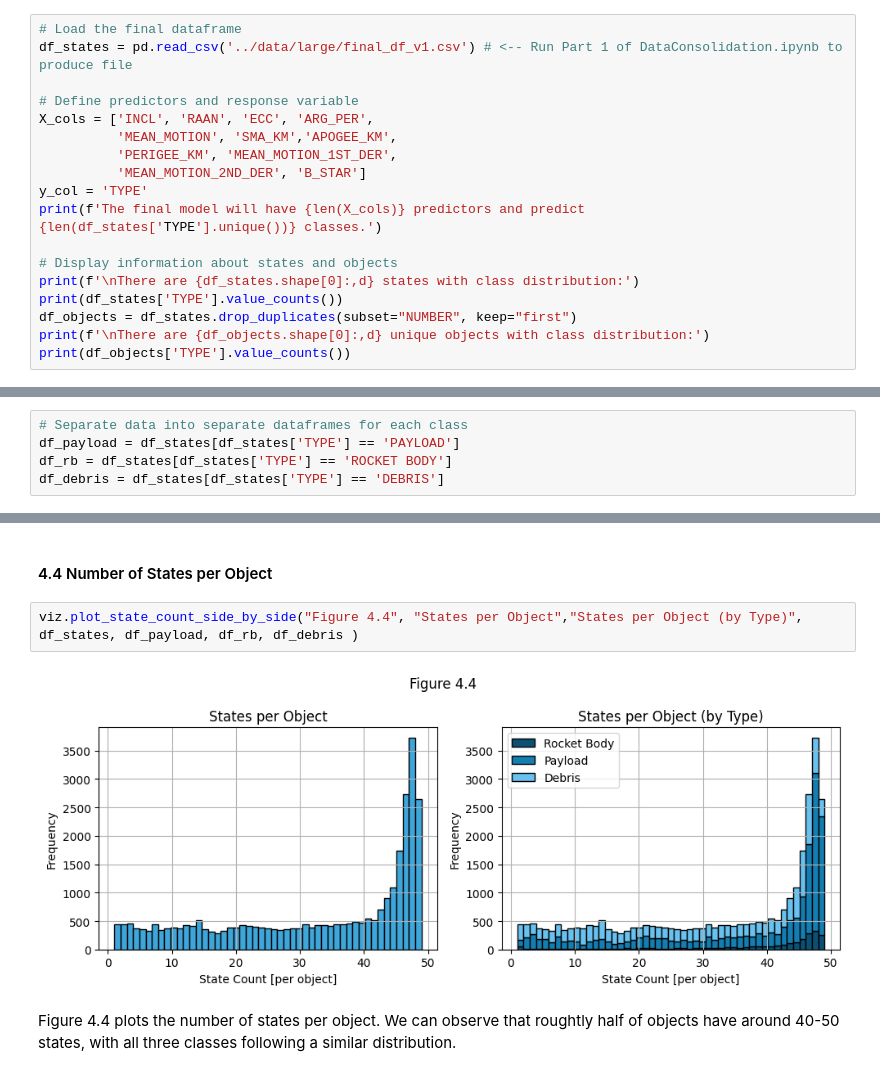
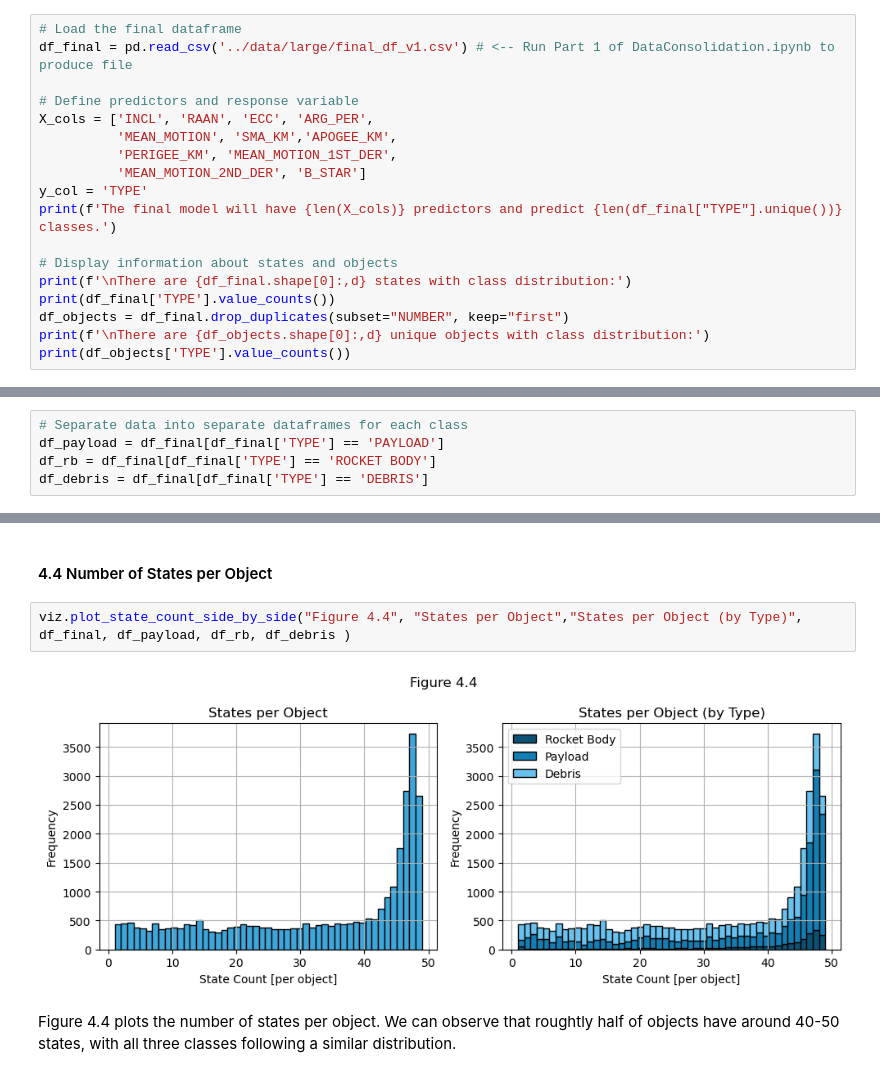
Before and after one commit to tedinspace/space-object-identification, a Jupyter notebook: src/Milestone5.ipynb, the cells around one changed output, grey strips where cells are left out. Cells and saved outputs as stored; diff of their text form.

```diff
--- a/src/Milestone5.ipynb
+++ b/src/Milestone5.ipynb
@@ -249,7 +254,7 @@ The table below explains the response variable and predictors to be used in our
 </table>
 # %%
 # Load the final dataframe
-df_states = pd.read_csv('../data/large/final_df_v1.csv') # <-- Run Part 1 of DataConsolidation.ipynb to produce file
+df_final = pd.read_csv('../data/large/final_df_v1.csv') # <-- Run Part 1 of DataConsolidation.ipynb to produce file
 
 # Define predictors and response variable
 X_cols = ['INCL', 'RAAN', 'ECC', 'ARG_PER',
@@ -257,12 +262,12 @@ X_cols = ['INCL', 'RAAN', 'ECC', 'ARG_PER',
           'PERIGEE_KM', 'MEAN_MOTION_1ST_DER',
           'MEAN_MOTION_2ND_DER', 'B_STAR']
 y_col = 'TYPE'
-print(f'The final model will have {len(X_cols)} predictors and predict {len(df_states['TYPE'].unique())} classes.')
+print(f'The final model will have {len(X_cols)} predictors and predict {len(df_final["TYPE"].unique())} classes.')
 
 # Display information about states and objects
-print(f'\nThere are {df_states.shape[0]:,d} states with class distribution:')
-print(df_states['TYPE'].value_counts())
-df_objects = df_states.drop_duplicates(subset="NUMBER", keep="first")
+print(f'\nThere are {df_final.shape[0]:,d} states with class distribution:')
+print(df_final['TYPE'].value_counts())
+df_objects = df_final.drop_duplicates(subset="NUMBER", keep="first")
 print(f'\nThere are {df_objects.shape[0]:,d} unique objects with class distribution:')
 print(df_objects['TYPE'].value_counts())
 # %% [output]
@@ -283,9 +288,9 @@ ROCKET BODY     2351
 Name: count, dtype: int64
 # %%
 # Separate data into separate dataframes for each class
-df_payload = df_states[df_states['TYPE'] == 'PAYLOAD']
-df_rb = df_states[df_states['TYPE'] == 'ROCKET BODY']
-df_debris = df_states[df_states['TYPE'] == 'DEBRIS']
+df_payload = df_final[df_final['TYPE'] == 'PAYLOAD']
+df_rb = df_final[df_final['TYPE'] == 'ROCKET BODY']
+df_debris = df_final[df_final['TYPE'] == 'DEBRIS']
 # %%
 # Scaled data used for PCA later in EDA section
 response = 'TYPE'
@@ -371,9 +376,9 @@ We found that there is a severe class imbalance between the 3 types of space obj
 # %% [markdown]
 #### 4.4 Number of States per Object
 # %%
-viz.plot_state_count_side_by_side("Figure 4.4", "States per Object","States per Object (by Type)", df_states, df_payload, df_rb, df_debris )
+viz.plot_state_count_side_by_side("Figure 4.4", "States per Object","States per Object (by Type)", df_final, df_payload, df_rb, df_debris )
 # %% [output]
-[figure, old version]
+[figure, new version]
 # %% [markdown]
 Figure 4.4 plots the number of states per object. We can observe that roughtly half of objects have around 40-50 states, with all three classes following a similar distribution.
 # %% [markdown]
```
Also changed, not shown: parts of 33 cells of this notebook.
